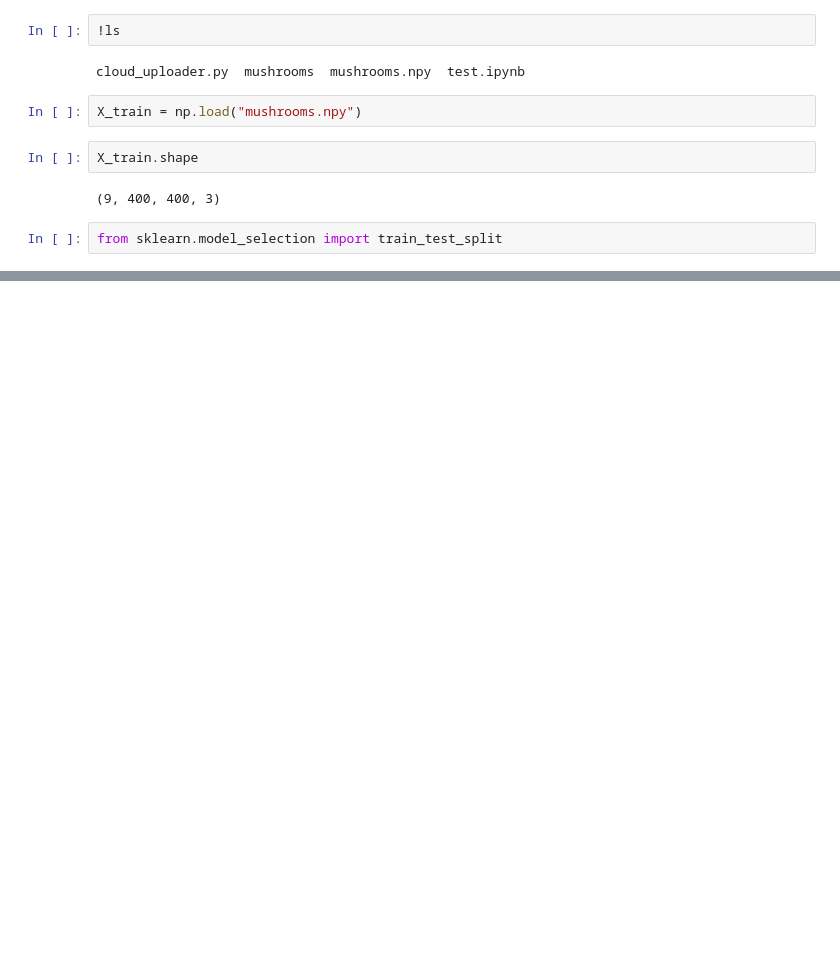
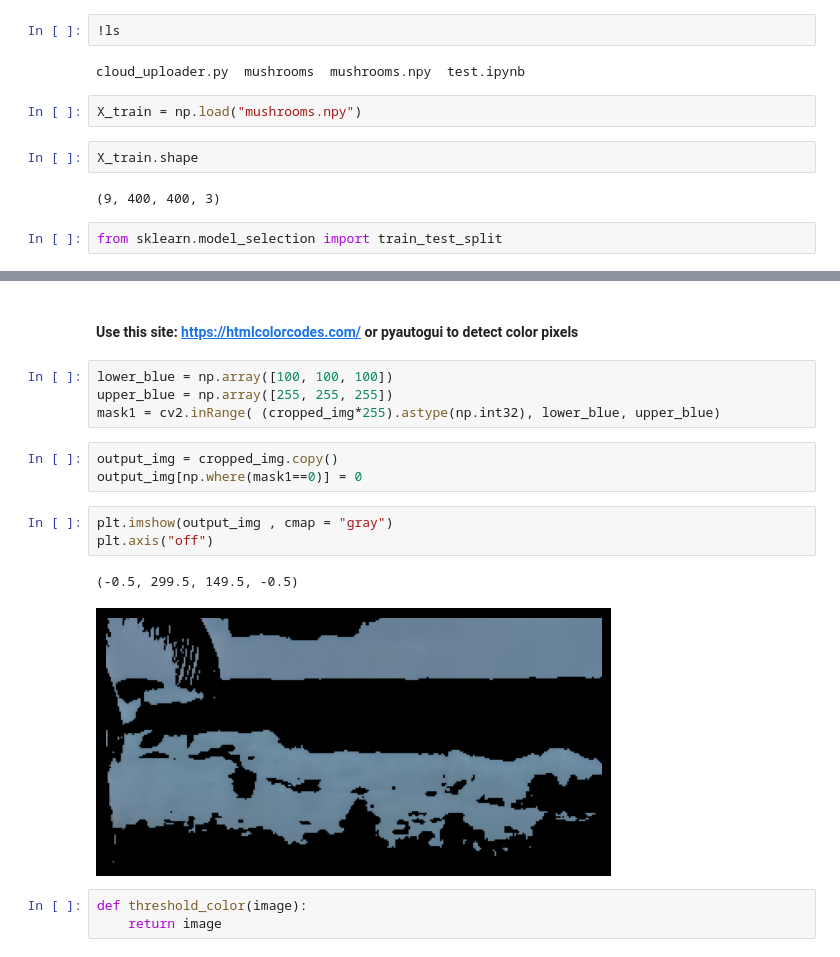
Before and after one commit to NicoleChant/project_guidelines, a Jupyter notebook: guidelines.ipynb, the cells around one changed output, grey strips where cells are left out. Cells and saved outputs as stored; diff of their text form; blank space fills up the shorter version.

```diff
--- a/guidelines.ipynb
+++ b/guidelines.ipynb
@@ -449,0 +544,18 @@ from sklearn.model_selection import train_test_split
+# %% [markdown]
+#### Use this site: https://htmlcolorcodes.com/ or pyautogui to detect color pixels
+# %%
+lower_blue = np.array([100, 100, 100])
+upper_blue = np.array([255, 255, 255])
+mask1 = cv2.inRange( (cropped_img*255).astype(np.int32), lower_blue, upper_blue)
+# %%
+output_img = cropped_img.copy()
+output_img[np.where(mask1==0)] = 0
+# %%
+plt.imshow(output_img , cmap = "gray")
+plt.axis("off")
+# %% [output]
+(-0.5, 299.5, 149.5, -0.5)
+[figure, added]
+# %%
+def threshold_color(image):
+    return image
```
Also changed, not shown: parts of 48 cells of this notebook.
